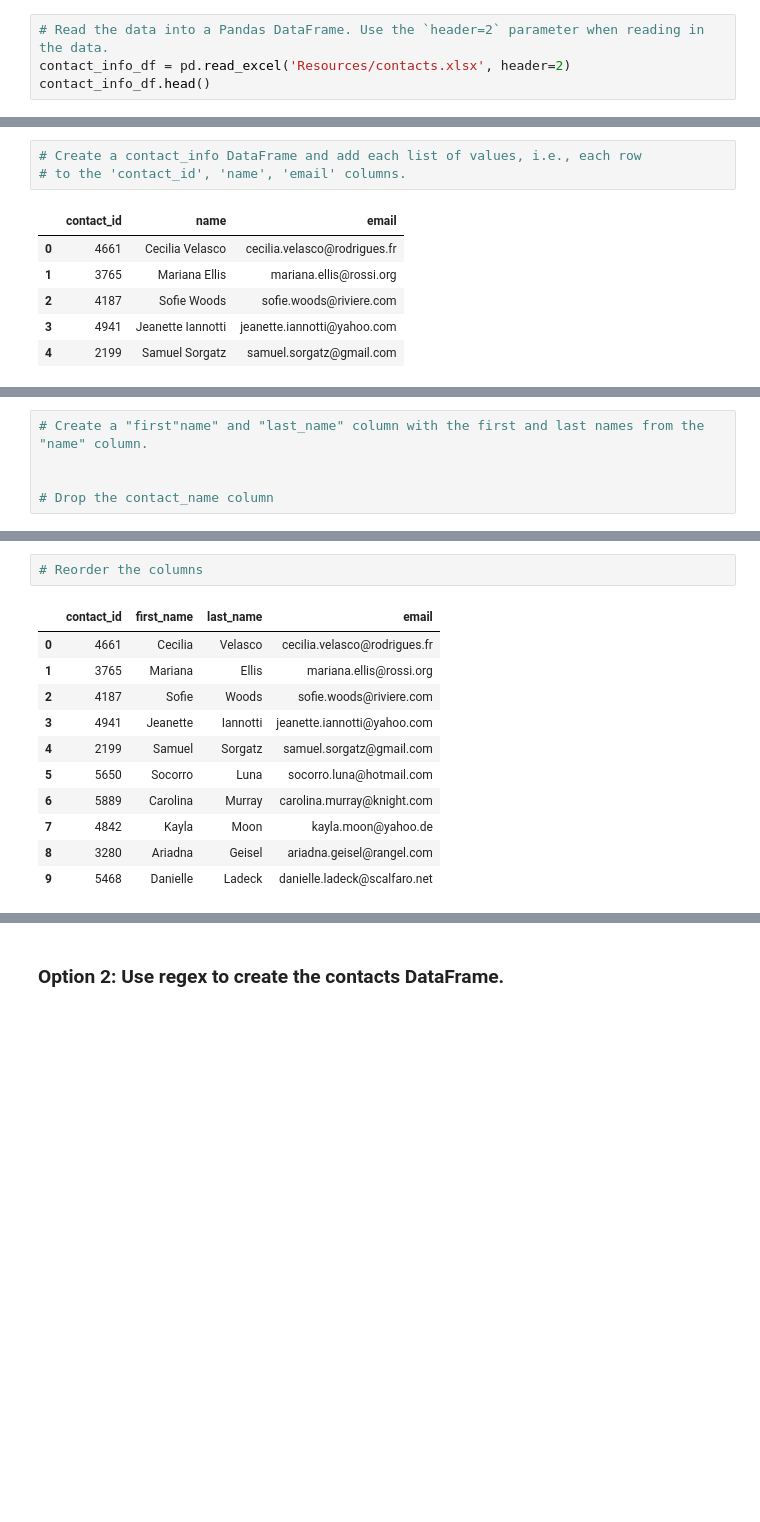
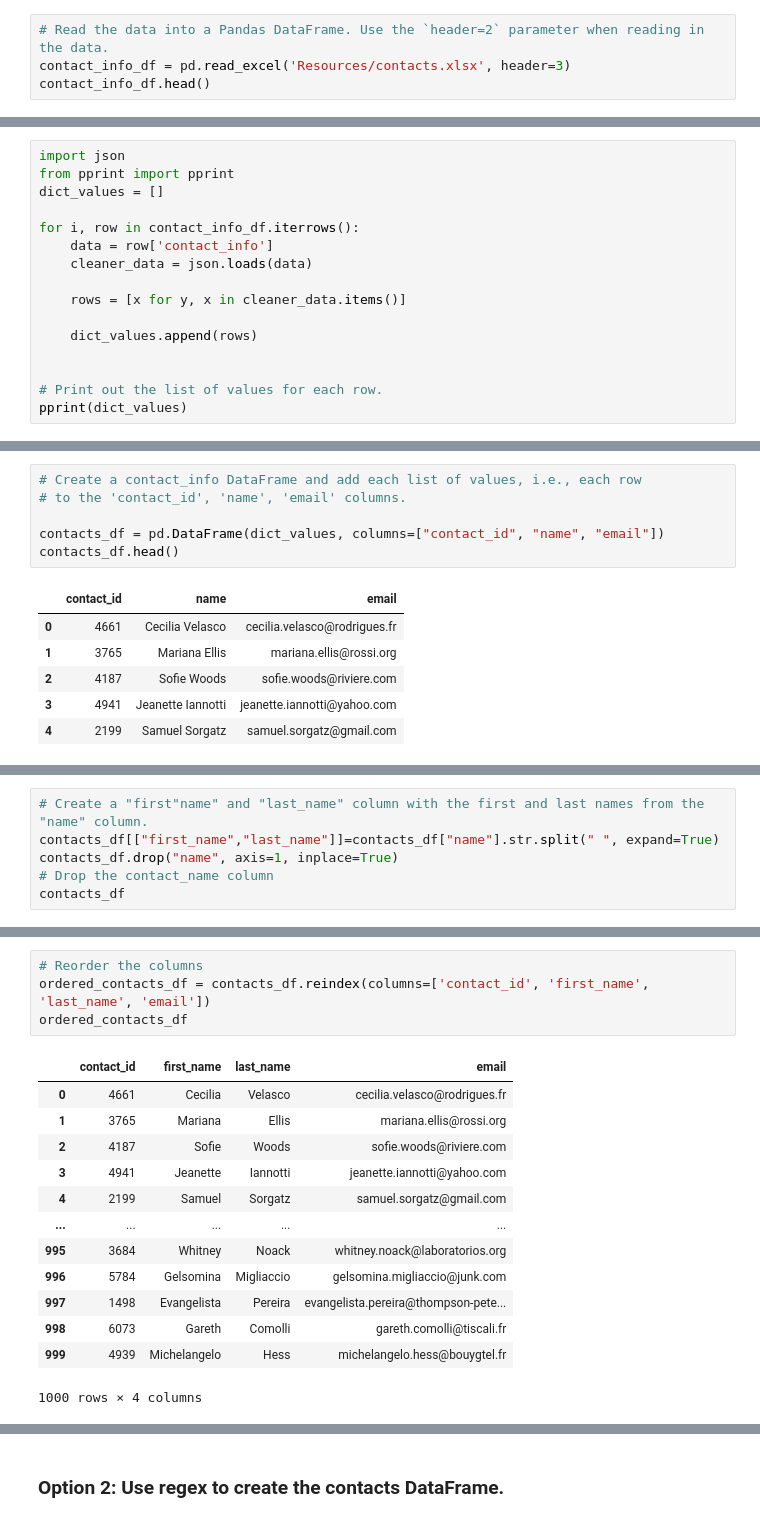
Before and after one commit to ferbue/project-2, a Jupyter notebook: ETL_Mini_Project_Starter_Code.ipynb, the cells around one changed output, grey strips where cells are left out. Saved outputs shown, nothing was run; the diff lists cells and outputs as text; blank space fills up the shorter version.

```diff
--- a/ETL_Mini_Project_Starter_Code.ipynb
+++ b/ETL_Mini_Project_Starter_Code.ipynb
@@ -362,7 +364,7 @@ campaign_cleaned.to_csv("Resources/campaign.csv", index=False)
 ### Extract the contacts.xlsx Data.
 # %%
 # Read the data into a Pandas DataFrame. Use the `header=2` parameter when reading in the data.
-contact_info_df = pd.read_excel('Resources/contacts.xlsx', header=2)
+contact_info_df = pd.read_excel('Resources/contacts.xlsx', header=3)
 contact_info_df.head()
 # %% [output]
 |  | contact_info |
@@ -395,0 +388,16 @@ print(dict_values)
+# %%
+import json
+from pprint import pprint
+dict_values = []
+
+for i, row in contact_info_df.iterrows():
+    data = row['contact_info']
+    cleaner_data = json.loads(data)
+
+    rows = [x for y, x in cleaner_data.items()]
+
+    dict_values.append(rows)
+
+
+# Print out the list of values for each row.
+pprint(dict_values)
@@ -396,6 +422,9 @@ print(dict_values)
 # %%
 # Create a contact_info DataFrame and add each list of values, i.e., each row
 # to the 'contact_id', 'name', 'email' columns.
+
+contacts_df = pd.DataFrame(dict_values, columns=["contact_id", "name", "email"])
+contacts_df.head()
 # %% [output]
 |  | contact_id | name | email |
 | 0 | 4661 | Cecilia Velasco | cecilia.velasco@rodrigues.fr |
@@ -418,9 +448,10 @@ dtypes: int64(1), object(2)
 memory usage: 23.6+ KB
 # %%
 # Create a "first"name" and "last_name" column with the first and last names from the "name" column.
-
-
+contacts_df[["first_name","last_name"]]=contacts_df["name"].str.split(" ", expand=True)
+contacts_df.drop("name", axis=1, inplace=True)
 # Drop the contact_name column
+contacts_df
 # %% [output]
 |  | contact_id | email | first_name | last_name |
 | 0 | 4661 | cecilia.velasco@rodrigues.fr | Cecilia | Velasco |
@@ -436,16 +469,20 @@ memory usage: 23.6+ KB
 # %%
 # Reorder the columns
+ordered_contacts_df = contacts_df.reindex(columns=['contact_id', 'first_name', 'last_name', 'email'])
+ordered_contacts_df
 # %% [output]
 |  | contact_id | first_name | last_name | email |
 | 0 | 4661 | Cecilia | Velasco | cecilia.velasco@rodrigues.fr |
 | 1 | 3765 | Mariana | Ellis | mariana.ellis@rossi.org |
 | 2 | 4187 | Sofie | Woods | sofie.woods@riviere.com |
 | 3 | 4941 | Jeanette | Iannotti | jeanette.iannotti@yahoo.com |
 | 4 | 2199 | Samuel | Sorgatz | samuel.sorgatz@gmail.com |
-| 5 | 5650 | Socorro | Luna | socorro.luna@hotmail.com |
-| 6 | 5889 | Carolina | Murray | carolina.murray@knight.com |
-| 7 | 4842 | Kayla | Moon | kayla.moon@yahoo.de |
-| 8 | 3280 | Ariadna | Geisel | ariadna.geisel@rangel.com |
-| 9 | 5468 | Danielle | Ladeck | danielle.ladeck@scalfaro.net |
+| ... | ... | ... | ... | ... |
+| 995 | 3684 | Whitney | Noack | whitney.noack@laboratorios.org |
+| 996 | 5784 | Gelsomina | Migliaccio | gelsomina.migliaccio@junk.com |
+| 997 | 1498 | Evangelista | Pereira | evangelista.pereira@thompson-pete... |
+| 998 | 6073 | Gareth | Comolli | gareth.comolli@tiscali.fr |
+| 999 | 4939 | Michelangelo | Hess | michelangelo.hess@bouygtel.fr |
+1000 rows × 4 columns
 # %%
 # Check the datatypes one more time before exporting as CSV file.
```
Also changed, not shown: parts of 9 cells of this notebook, 2 other files.
